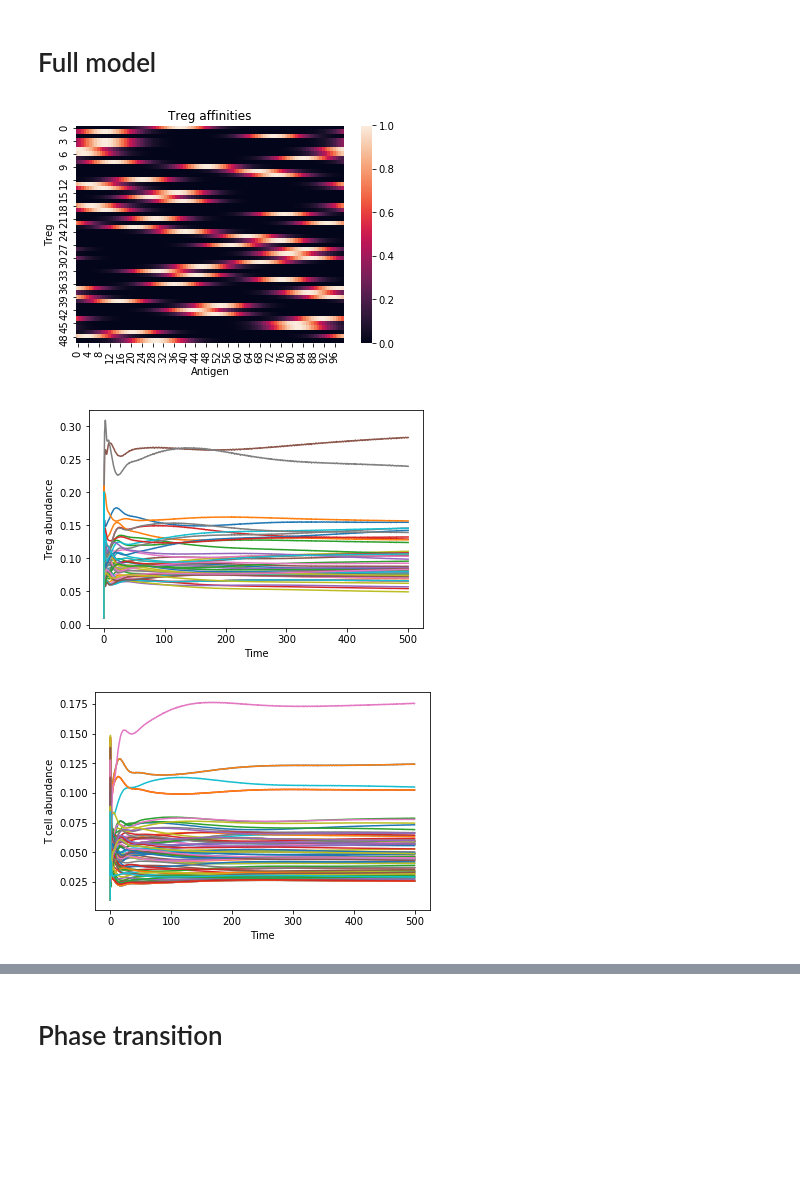
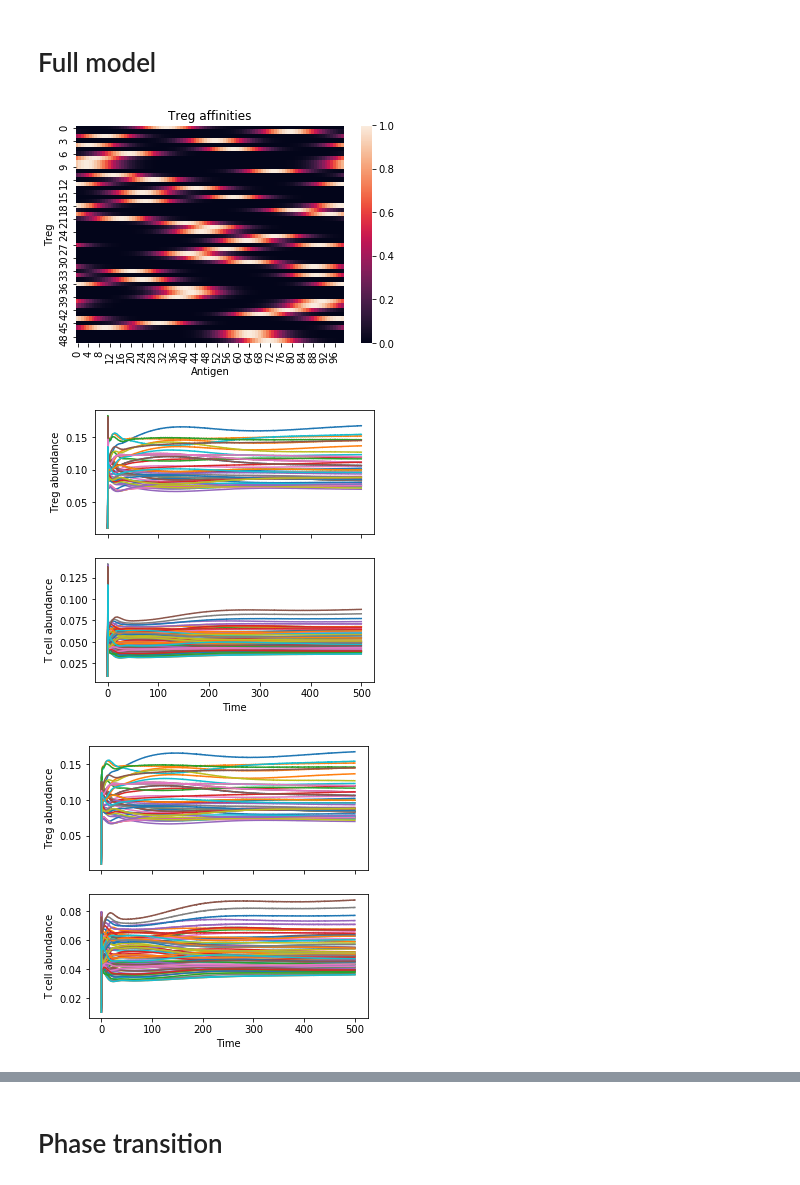
Before and after one commit to Ninjaneer32/immune-svm, a Jupyter notebook: scripts/ImmuneOptimization.ipynb, the cells around one changed output, grey strips where cells are left out. Cells and saved outputs as stored; diff of their text form; code cells hidden in the pictures; blank space fills up the shorter version.

```diff
--- a/scripts/ImmuneOptimization.ipynb
+++ b/scripts/ImmuneOptimization.ipynb
@@ -54,46 +55,60 @@ t0 = 0
 tf = 500
 params = {}
 params['sampling'] = '1D'
 params['Num_treg'] = 50
 params['Num_tcell'] = 100
 params['Num_sites'] = 100
 params['c'] = 1
 params['max_v'] = 1
 params['niche_width'] = 4*params['Num_sites']/params['Num_treg']
 y0 = np.ones(params['Num_treg']+params['Num_tcell'])*0.01
 
 # Make affinities and plot
 pix, palphax = MakeAffinities(params)
 sns.heatmap(palphax)
 plt.gca().set_title('Treg affinities')
 plt.gca().set_xlabel('Antigen')
 plt.gca().set_ylabel('Treg')
 plt.show()
 
 #Make antigen concentrations
-vx = (params['max_v']/2)*np.ones(params['Num_sites'])
+vx = np.random.rand(params['Num_sites'])
 
 #Make overlaps and train
 phi_reg_reg, phi_cell_reg, rvals = MakeOverlaps(pix,palphax,vx)
 
 out = solve_ivp(lambda t,y: ddt_simple(t,y,phi_reg_reg,phi_cell_reg,rvals),(t0,tf),y0)
-
-Tcell = out.y[:params['Num_tcell'],:].T
-Treg = out.y[params['Num_tcell']:,:].T
+Tcell_approx = out.y[:params['Num_tcell'],:].T
+Treg_approx = out.y[params['Num_tcell']:,:].T
 t = out.t
-
-fig,ax=plt.subplots()
-ax.plot(t,Treg)
-ax.set_xlabel('Time')
-ax.set_ylabel('Treg abundance')
+fig,ax=plt.subplots(2,sharex=True,figsize=(5,5))
+#fig.subplots_adjust(left=0.2)
+ax[0].plot(t,Treg_approx)
+ax[0].set_ylabel('Treg abundance')
+ax[1].plot(t,Tcell_approx)
+ax[1].set_xlabel('Time')
+ax[1].set_ylabel('T cell abundance')
+pdf = bpdf.PdfPages('../figures/dynamics_approx.pdf')
+pdf.savefig(fig)
+pdf.close()
 plt.show()
 
-fig,ax=plt.subplots()
-ax.plot(t,Tcell)
-ax.set_xlabel('Time')
-ax.set_ylabel('T cell abundance')
+out = solve_ivp(lambda t,y: ddt_full(t,y,pix,palphax,vx),(t0,tf),y0,t_eval=t)
+Tcell_exact = out.y[:params['Num_tcell'],:].T
+Treg_exact = out.y[params['Num_tcell']:,:].T
+t = out.t
+fig,ax=plt.subplots(2,sharex=True,figsize=(5,5))
+#fig.subplots_adjust(left=0.2)
+ax[0].plot(t,Treg_exact)
+ax[0].set_ylabel('Treg abundance')
+ax[1].plot(t,Tcell_exact)
+ax[1].set_xlabel('Time')
+ax[1].set_ylabel('T cell abundance')
+pdf = bpdf.PdfPages('../figures/dynamics_exact.pdf')
+pdf.savefig(fig)
+pdf.close()
 plt.show()
 # %% [output]
-[figure, old version]
+[figure, new version]
-[figure, old version]
+[figure, new version]
-[figure, old version]
+[figure, new version]
```
Also changed, not shown: parts of 15 cells of this notebook, 16 other files.
